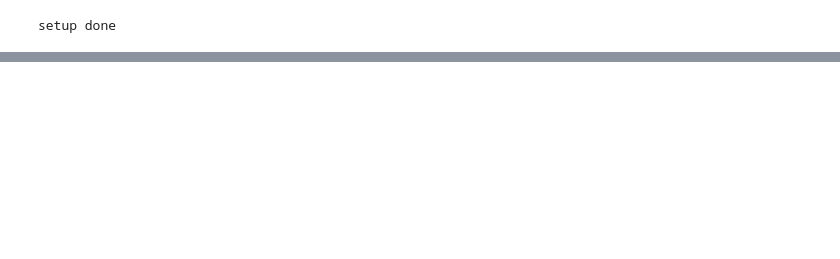
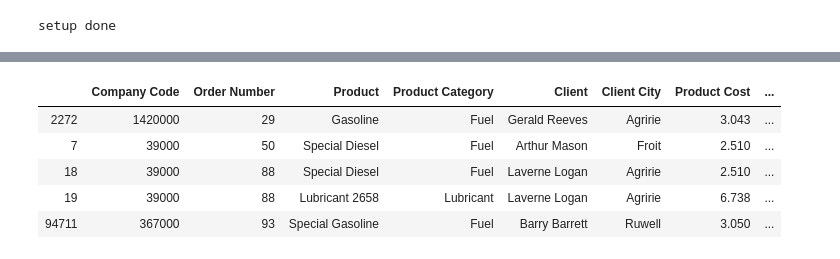
Before and after one commit to sarthak7295/recommender-system-customer-segmentation, a Jupyter notebook: Code_ver1.ipynb, the cells around one changed output, grey strips where cells are left out. Drawn from its saved outputs; the diff is of its cells as text; code cells hidden in the pictures; blank space fills up the shorter version.

```diff
--- a/Code_ver1.ipynb
+++ b/Code_ver1.ipynb
@@ -23,0 +20,9 @@ df.head()
+# %%
+df.sort_values(by='Order Number').head()
+# %% [output]
+|  | Company Code | Order Number | Product | Product Category | Client | Client City | Product Cost | ... |
+| 2272 | 1420000 | 29 | Gasoline | Fuel | Gerald Reeves | Agririe | 3.043 | ... |
+| 7 | 39000 | 50 | Special Diesel | Fuel | Arthur Mason | Froit | 2.510 | ... |
+| 18 | 39000 | 88 | Special Diesel | Fuel | Laverne Logan | Agririe | 2.510 | ... |
+| 19 | 39000 | 88 | Lubricant 2658 | Lubricant | Laverne Logan | Agririe | 6.738 | ... |
+| 94711 | 367000 | 93 | Special Gasoline | Fuel | Barry Barrett | Ruwell | 3.050 | ... |
```
Also changed, not shown: parts of 27 cells of this notebook, 12 other files.
